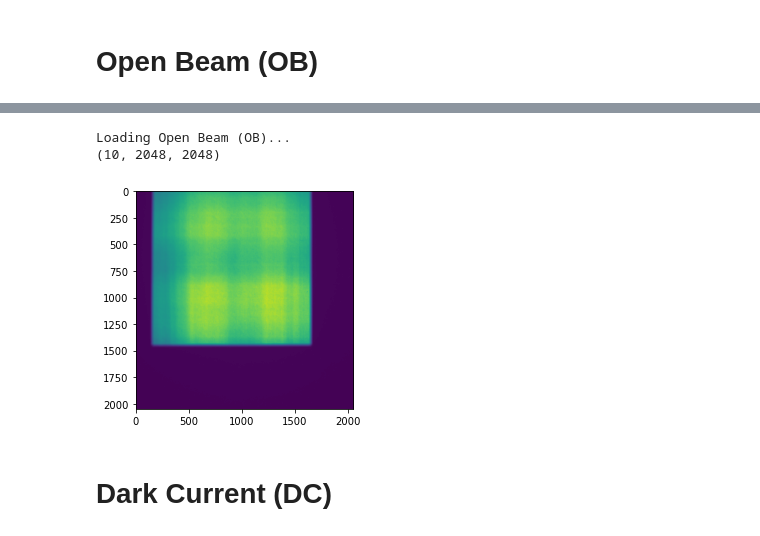
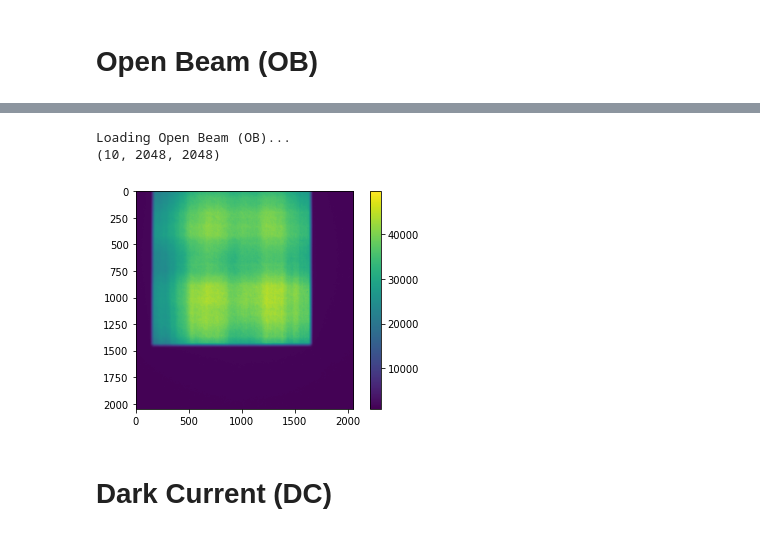
Before and after one commit to ornlneutronimaging/rockit, a Jupyter notebook: notebooks/rockit_workflow.ipynb, the cells around one changed output, grey strips where cells are left out. Cells and saved outputs as stored; diff of their text form; code cells hidden in the pictures.

```diff
--- a/notebooks/rockit_workflow.ipynb
+++ b/notebooks/rockit_workflow.ipynb
@@ -162,18 +163,19 @@ os.listdir(ob_loc)
 # %%
 ###################### need to change start
 ob_dir = os.path.join(ob_loc, "Aug24_2020")
 ###################### need to change end
 # os.listdir(ob_dir)
 ob_name, ob_ind_list = get_list(os.listdir(ob_dir))
 print("Loading Open Beam (OB)...")
 ob = read_tiff_stack(fdir=ob_dir, fname=ob_name)
 print(ob.shape)
 plt.imshow(ob[0])
+plt.colorbar()
 plt.show()
 # %% [output]
 Loading Open Beam (OB)...
 (10, 2048, 2048)
-[figure, old version]
+[figure, new version]
 # %% [markdown]
 # Dark Current (DC)
 # %%
```
Also changed, not shown: parts of 33 cells of this notebook, 1 other file.
